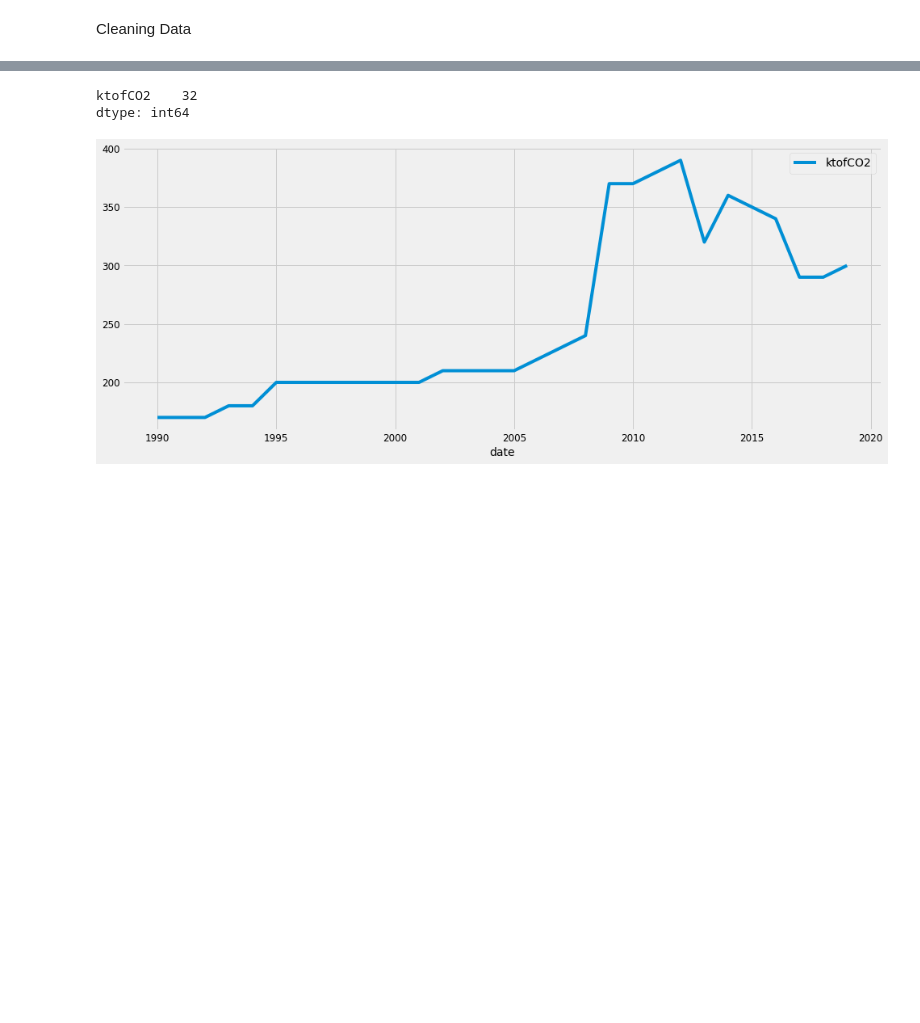
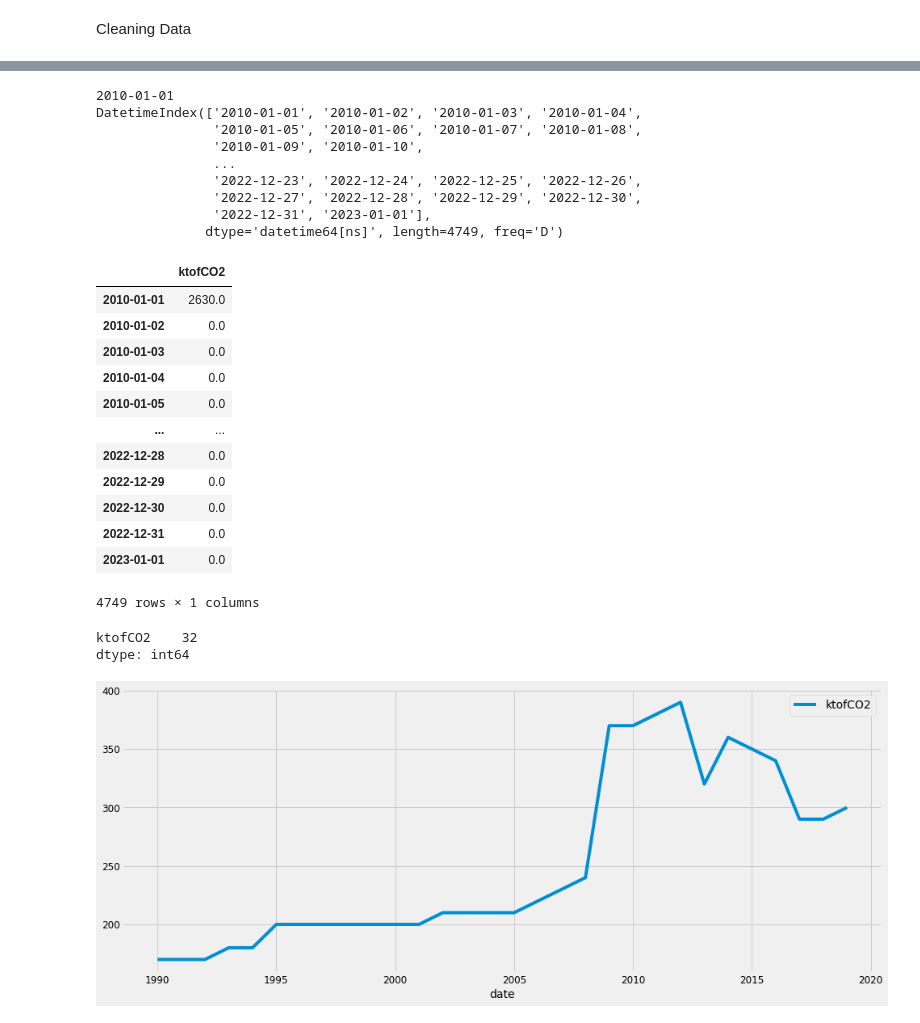
Before and after one commit to abou96/WorldBankProject, a Jupyter notebook: World_Bank.ipynb, the cells around one changed output, grey strips where cells are left out. Cells and saved outputs as stored; diff of their text form; code cells hidden in the pictures; blank space fills up the shorter version.

```diff
--- a/World_Bank.ipynb
+++ b/World_Bank.ipynb
@@ -110,3 +163,37 @@ df
+# %%
+def HandlingFormatDateIndex(df, BeginYear, LastYearToPredict) :
+  start = str(BeginYear) + "-01-01"
+  print(start)
+  end = str(LastYearToPredict) + "-01-01"
+  dates = pd.date_range(start=start,end=end)
+  print(dates)
+  df1 = df.reindex(dates, fill_value=0)
+  return df1
+# %%
+HandlingFormatDateIndex(df, BeginYear, LastYearToPredict)
+# %% [output]
+2010-01-01
+DatetimeIndex(['2010-01-01', '2010-01-02', '2010-01-03', '2010-01-04',
+               '2010-01-05', '2010-01-06', '2010-01-07', '2010-01-08',
+               '2010-01-09', '2010-01-10',
+               ...
+               '2022-12-23', '2022-12-24', '2022-12-25', '2022-12-26',
+               '2022-12-27', '2022-12-28', '2022-12-29', '2022-12-30',
+               '2022-12-31', '2023-01-01'],
+              dtype='datetime64[ns]', length=4749, freq='D')
+|  | ktofCO2 |
+| 2010-01-01 | 2630.0 |
+| 2010-01-02 | 0.0 |
+| 2010-01-03 | 0.0 |
+| 2010-01-04 | 0.0 |
+| 2010-01-05 | 0.0 |
+| ... | ... |
+| 2022-12-28 | 0.0 |
+| 2022-12-29 | 0.0 |
+| 2022-12-30 | 0.0 |
+| 2022-12-31 | 0.0 |
+| 2023-01-01 | 0.0 |
+4749 rows × 1 columns
 # %%
 df.isnull().sum()
 # %% [output]
```
Also changed, not shown: parts of 17 cells of this notebook.
